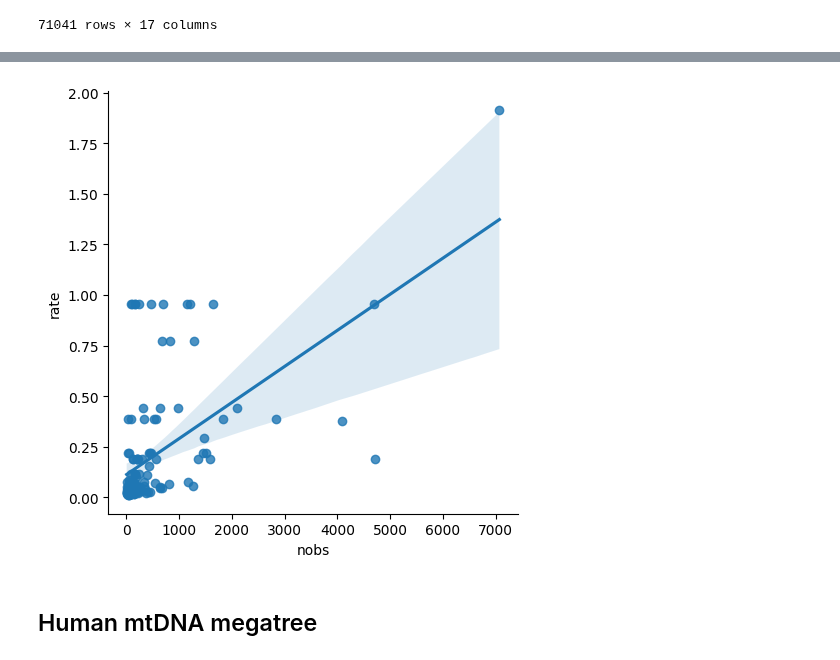
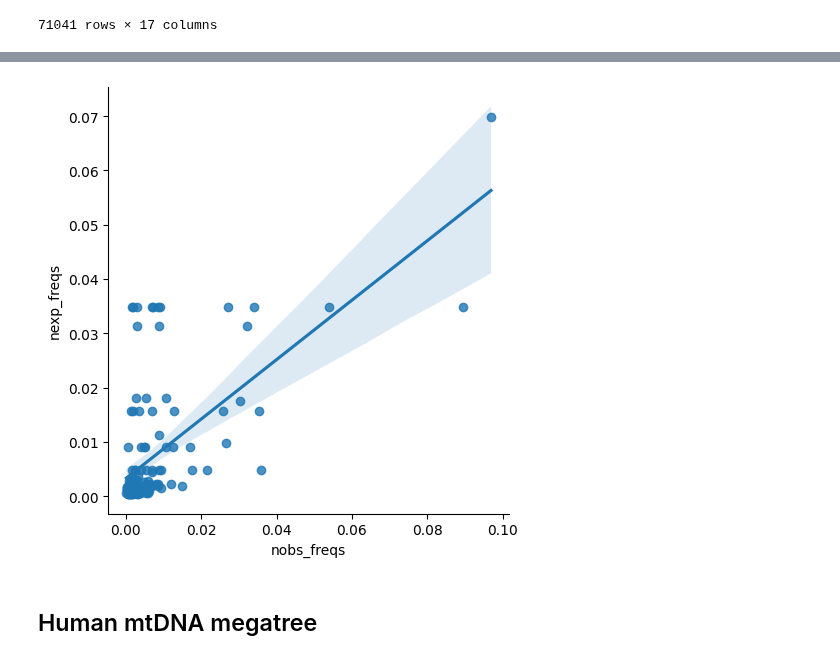
Before and after one commit to mitoclub/AminoAcidShift, a Jupyter notebook: analyse.ipynb, the cells around one changed output, grey strips where cells are left out. Saved outputs shown, nothing was run; the diff lists cells and outputs as text; code cells hidden in the pictures.

```diff
--- a/analyse.ipynb
+++ b/analyse.ipynb
@@ -193,6 +101,0 @@ NameError: name 'lower_bound' is not defined
-# %%
-aa_subst['nexp'] = expected_counts
-aa_subst['diff'] = aa_subst.nobs - aa_subst.nexp
-aa_subst['subst'] = aa_subst.aa1 + '>' + aa_subst.aa2
-# %%
-aa_subst.set_index('subst')['diff'].sort_values(ascending=False).reset_index()
@@ -250,0 +102,23 @@ plt.show()
+# %%
+# derive aa content from fasta file
+from collections import Counter
+path_to_fasta = '../192/1data_derivation/nemu_input/Cytb.fasta'
+aa_content = {_cls: [] for _cls in cls_spectra}
+nerr = 0
+for rec in SeqIO.parse(path_to_fasta, 'fasta'):
+    cur_aa_content = Counter(rec.seq)
+    _cls = rec.description.split('###Chordata_7711;')[1].split('_')[0]
+    if _cls not in aa_content:
+        nerr += 1
+        continue
+    aa_content[_cls].append(cur_aa_content)
+
+aa_content_mean = {}
+for _cls in aa_content:
+    aa_content_mean[_cls] = pd.DataFrame(aa_content[_cls]).rename(columns=amino_acid_codes)\
+        .fillna(0).mean().to_dict()
+    for x in ['X', 'B', 'Z', 'J']:
+        if x in aa_content_mean[_cls]:
+            del aa_content_mean[_cls][x]
+
+nerr
@@ -250,0 +127,9 @@ plt.show()
+# %%
+for _cls in aa_content_mean:
+    obs_aa_mut = obs_df_ns_flt.query('gene == "Cytb" & `class` == @_cls')\
+        .rename(columns={'ProbaMut': 'count', 'RefAa': 'aa1', 'AltAa': 'aa2'})
+    exp_aa_subst = prepare_exp_aa_subst(cls_spectra[_cls], 'MutSpec', 2)[0]
+    aa_subst = prepare_aa_subst(obs_aa_mut, exp_aa_subst, aa_content_mean[_cls])
+    metr = calc_metrics(aa_subst)
+    metr['class'] = _cls
+    print(_cls, metr['pearson_corr']**2, metr['r2'])
@@ -251,10 +161,10 @@ plt.show()
 # %%
-sns.lmplot(aa_subst, x='nobs', y='rate')
+sns.lmplot(aa_subst, x='nobs_freqs', y='nexp_freqs')
 # plt.xscale('log')
 # plt.yscale('log')
 plt.show()
 # %% [output]
-[figure, old version]
+[figure, new version]
 # %% [markdown]
 ## Human mtDNA megatree
 # %%
```
Also changed, not shown: parts of 15 cells of this notebook, 1 other file.
